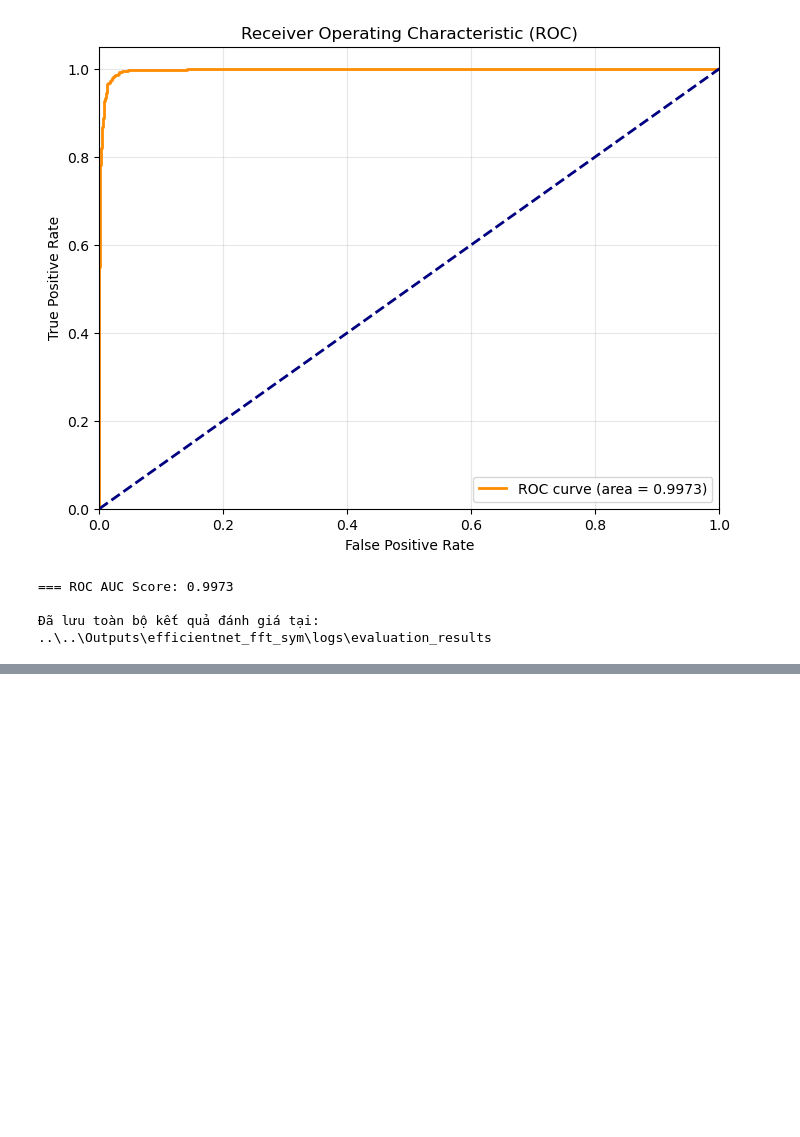
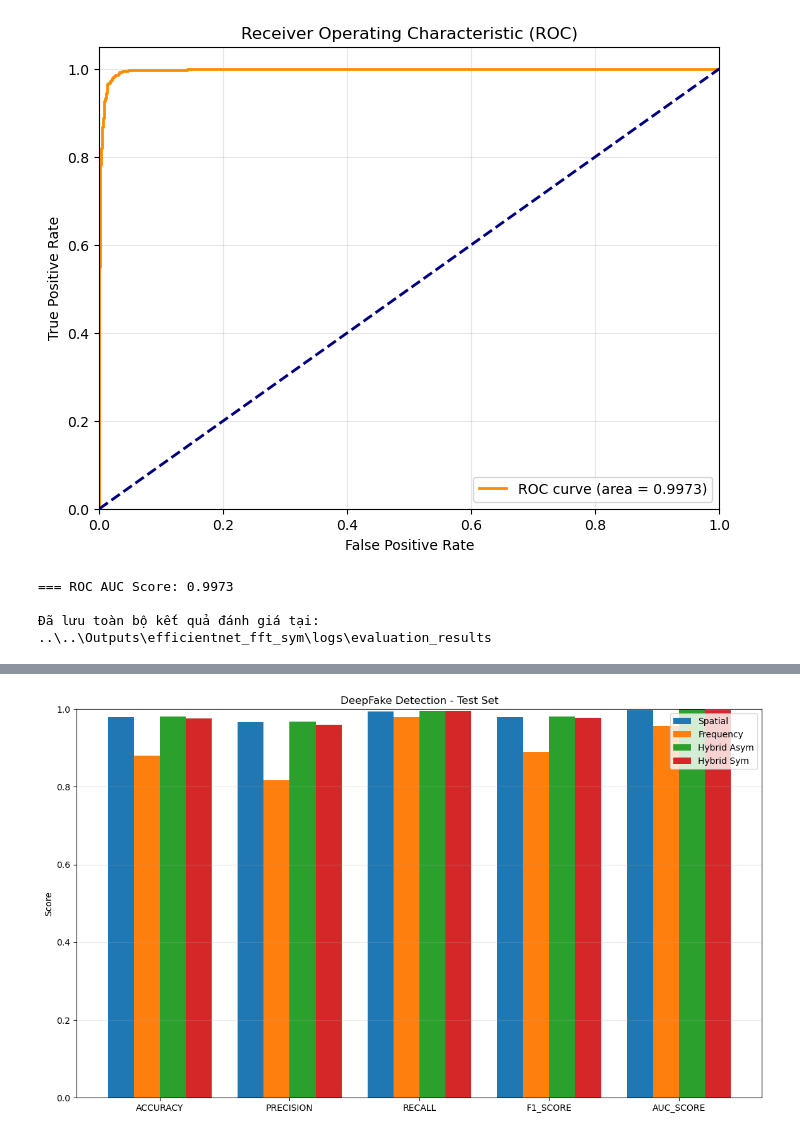
Before and after one commit to hugo-tng/deepfake-image-detector, a Jupyter notebook: notebooks/TrainingModel.ipynb, the cells around one changed output, grey strips where cells are left out. Saved outputs shown, nothing was run; the diff lists cells and outputs as text; code cells hidden in the pictures; blank space fills up the shorter version.

```diff
--- a/notebooks/TrainingModel.ipynb
+++ b/notebooks/TrainingModel.ipynb
@@ -847,3 +849,102 @@ weighted avg       0.98      0.98      0.98      4000
 === ROC AUC Score: 0.9973
 
 Đã lưu toàn bộ kết quả đánh giá tại: ..\..\Outputs\efficientnet_fft_sym\logs\evaluation_results
+# %%
+import matplotlib.pyplot as plt
+import numpy as np
+from pathlib import Path
+
+def load_test_metrics(metrics_sources):
+    """
+    metrics_sources:
+        - dict {model_name: path_to_json}
+        - hoặc path_to_json (chứa nhiều model)
+
+    Returns:
+        dict {model_name: metrics_dict}
+    """
+    if isinstance(metrics_sources, str):
+        with open(metrics_sources, "r") as f:
+            data = json.load(f)
+        return data
+
+    elif isinstance(metrics_sources, dict):
+        results = {}
+        for model_name, path in metrics_sources.items():
+            with open(path, "r") as f:
+                results[model_name] = json.load(f)
+        return results
+
+    else:
+        raise ValueError("metrics_sources must be str or dict")
+
+def plot_test_metrics_bar(
+    metrics_dict,
+    metrics=("accuracy", "precision", "recall", "f1"),
+    title="Model Comparison on Test Set",
+    save_path=None,
+    show=True
+):
+    """
+    metrics_dict: {model_name: {metric: value}}
+    """
+
+    model_names = list(metrics_dict.keys())
+    num_models = len(model_names)
+    num_metrics = len(metrics)
+
+    values = np.zeros((num_models, num_metrics))
+
+    for i, model in enumerate(model_names):
+        for j, metric in enumerate(metrics):
+            values[i, j] = metrics_dict[model].get(metric, 0)
+
+    x = np.arange(num_metrics)
+    bar_width = 0.8 / num_models
+
+    plt.figure(figsize=(14, 8))
+
+    for i, model in enumerate(model_names):
+        plt.bar(
+            x + i * bar_width,
+            values[i],
+            width=bar_width,
+            label=model
+        )
+
+    plt.xticks(
+        x + bar_width * (num_models - 1) / 2,
+        [m.upper() for m in metrics]
+    )
+
+    plt.ylabel("Score")
+    plt.ylim(0, 1.0)
+    plt.title(title)
+    plt.legend()
+    plt.grid(axis="y", alpha=0.3)
+
+    if save_path:
+        os.makedirs(os.path.dirname(save_path), exist_ok=True)
+        plt.savefig(save_path, dpi=150)
+        print(f"📊 Saved comparison chart to: {save_path}")
+
+    if show:
+        plt.show()
+
+    plt.close()
+
+
+metrics = load_test_metrics({
+    "Spatial": Path(spatial_cfg.LOG_DIR) / "evaluation_results" / "test_metrics.json",
+    "Frequency": Path(freq_cfg.LOG_DIR) / "evaluation_results" / "test_metrics.json",
+    "Hybrid Asym": Path(hybrid_asym_cfg.LOG_DIR) / "evaluation_results" / "test_metrics.json",
+    "Hybrid Sym": Path(hybrid_sym_cfg.LOG_DIR) / "evaluation_results" / "test_metrics.json"
+})
+
+plot_test_metrics_bar(
+    metrics,
+    metrics=("accuracy", "precision", "recall", "f1_score", "auc_score"),
+    title="DeepFake Detection - Test Set",
+    save_path="figures/test_metrics_comparison.png"
+)
+# %% [output]
@@ -849,0 +952 @@ weighted avg       0.98      0.98      0.98      4000
+[figure, added]
```
Also changed, not shown: parts of 3 cells of this notebook, 1 other file.
